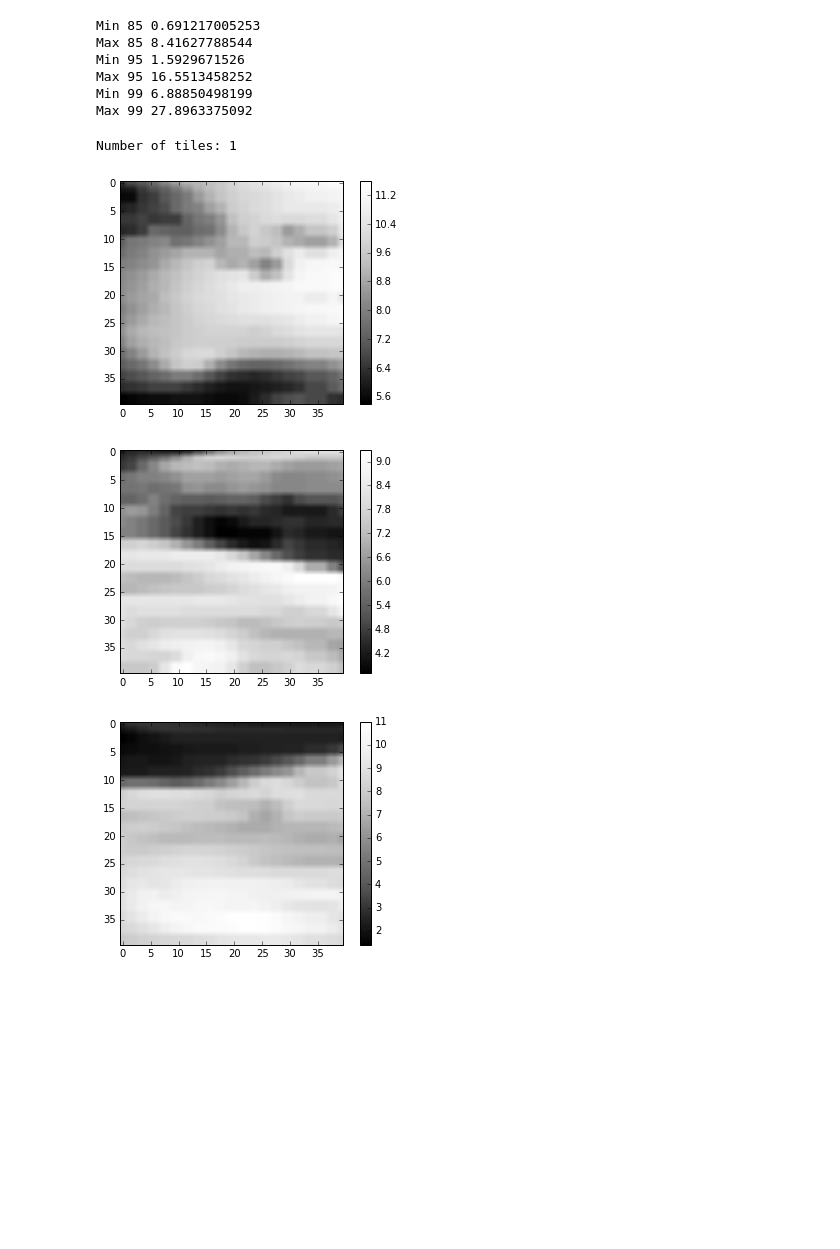
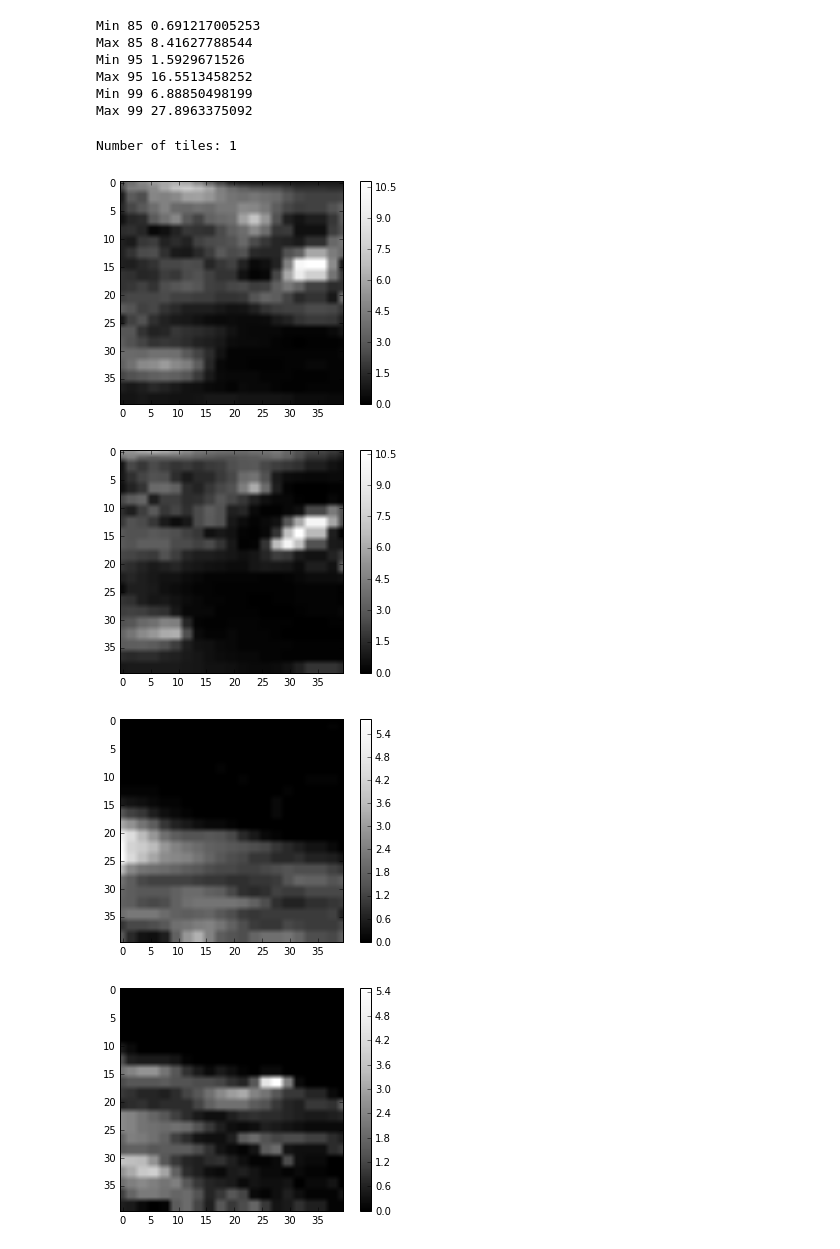
Before and after one commit to pvillard31/agdc, a Jupyter notebook: api-examples/notebooks/notebooks_CG/Percentile_and_forecast_access.ipynb, the cells around one changed output. Drawn from its saved outputs; the diff is of its cells as text; code cells hidden in the pictures; blank space fills up the shorter version.

```diff
--- a/api-examples/notebooks/notebooks_CG/Percentile_and_forecast_access.ipynb
+++ b/api-examples/notebooks/notebooks_CG/Percentile_and_forecast_access.ipynb
@@ -154,26 +152,36 @@ Max 95 16.5513458252
 Min 99 6.88850498199
 Max 99 27.8963375092
 # %%
-dataset_types = [DatasetType.PRECIPITABLE_WATER_FORECAST]
+dataset_types = [DatasetType.TOTAL_PRECIPITATION_FORECAST]
 min_date = date(2016, 01, 01)
 max_date = date(2016, 02, 01)
 satellites = [Satellite(i) for i in ['Forecast']]
 tiles = list_tiles_as_list(x=x_cell, y=y_cell, acq_min=min_date,
                            acq_max=max_date,
                            satellites=satellites,
                            dataset_types=dataset_types)
 print "Number of tiles: {}".format(len(tiles))
-data = getDatasetFromTile(tiles[0], DatasetType.PRECIPITABLE_WATER_FORECAST)
-showDataset(data, PrecipitableWaterForecastBands._1, vmin=data.get(PrecipitableWaterForecastBands._1).min(),
-            vmax=data.get(PrecipitableWaterForecastBands._1).max())
+data = getDatasetFromTile(tiles[0], DatasetType.TOTAL_PRECIPITATION_FORECAST)
+showDataset(data, TotalPrecipitationForecastBands._24, vmin=data.get(TotalPrecipitationForecastBands._24).min(),
+            vmax=data.get(TotalPrecipitationForecastBands._24).max())
 
-showDataset(data, PrecipitableWaterForecastBands._3, vmin=data.get(PrecipitableWaterForecastBands._3).min(),
-            vmax=data.get(PrecipitableWaterForecastBands._3).max())
+showDataset(data, TotalPrecipitationForecastBands._30, vmin=data.get(TotalPrecipitationForecastBands._30).min(),
+            vmax=data.get(TotalPrecipitationForecastBands._30).max())
 
-showDataset(data, PrecipitableWaterForecastBands._5, vmin=data.get(PrecipitableWaterForecastBands._5).min(),
-            vmax=data.get(PrecipitableWaterForecastBands._5).max())
+showDataset(data, TotalPrecipitationForecastBands._72, vmin=data.get(TotalPrecipitationForecastBands._72).min(),
+            vmax=data.get(TotalPrecipitationForecastBands._72).max())
+
+showDataset(data, TotalPrecipitationForecastBands._78, vmin=data.get(TotalPrecipitationForecastBands._78).min(),
+            vmax=data.get(TotalPrecipitationForecastBands._78).max())
+
+showDataset(data, TotalPrecipitationForecastBands._120, vmin=data.get(TotalPrecipitationForecastBands._120).min(),
+            vmax=data.get(TotalPrecipitationForecastBands._120).max())
+
+showDataset(data, TotalPrecipitationForecastBands._126, vmin=data.get(TotalPrecipitationForecastBands._126).min(),
+            vmax=data.get(TotalPrecipitationForecastBands._126).max())
 # %% [output]
 Number of tiles: 1
-[figure, old version]
+[figure, new version]
-[figure, old version]
+[figure, new version]
-[figure, old version]
+[figure, new version]
+[figure, added]
```
Also changed, not shown: parts of 8 cells of this notebook, 2 other files.
